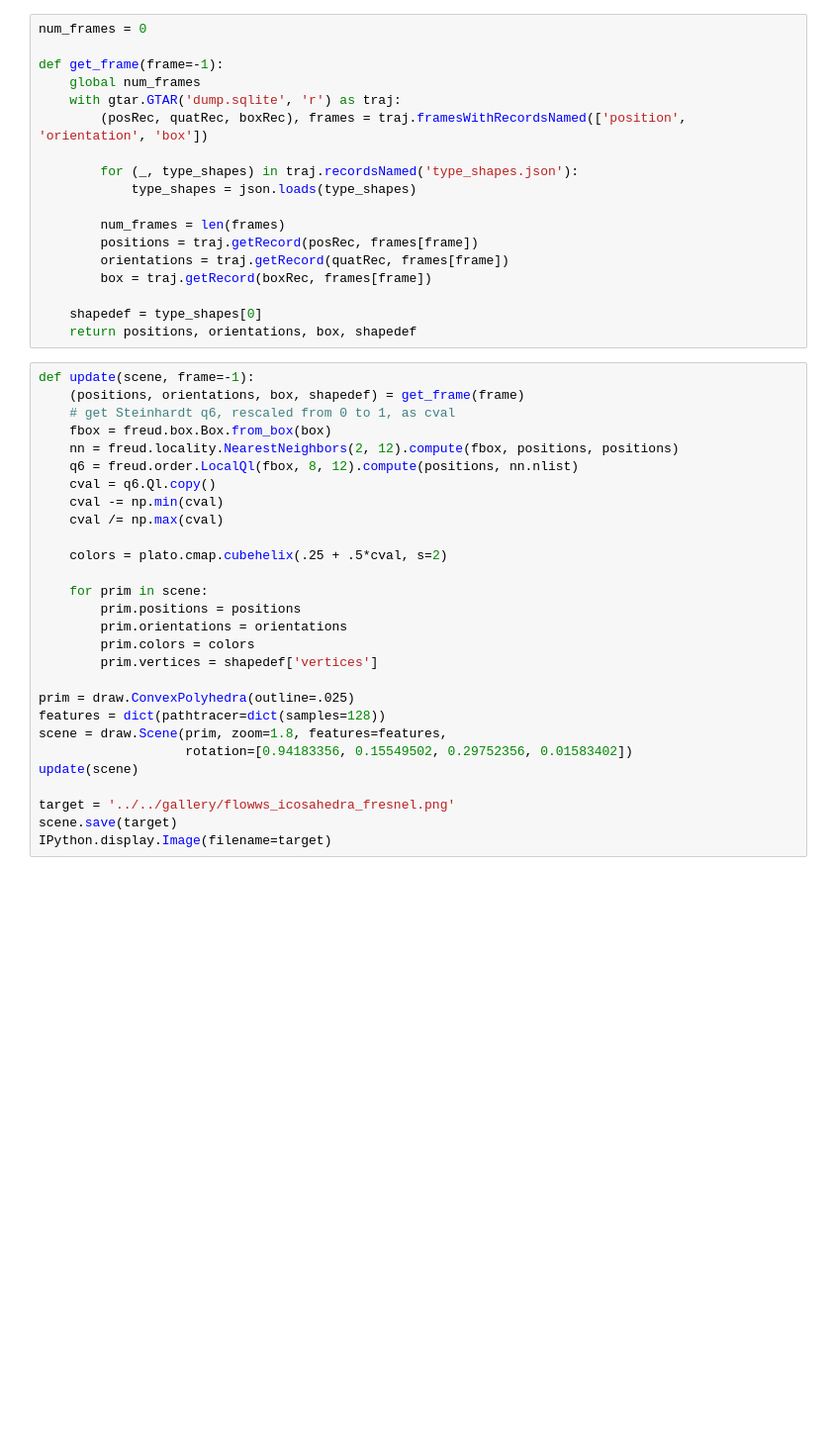
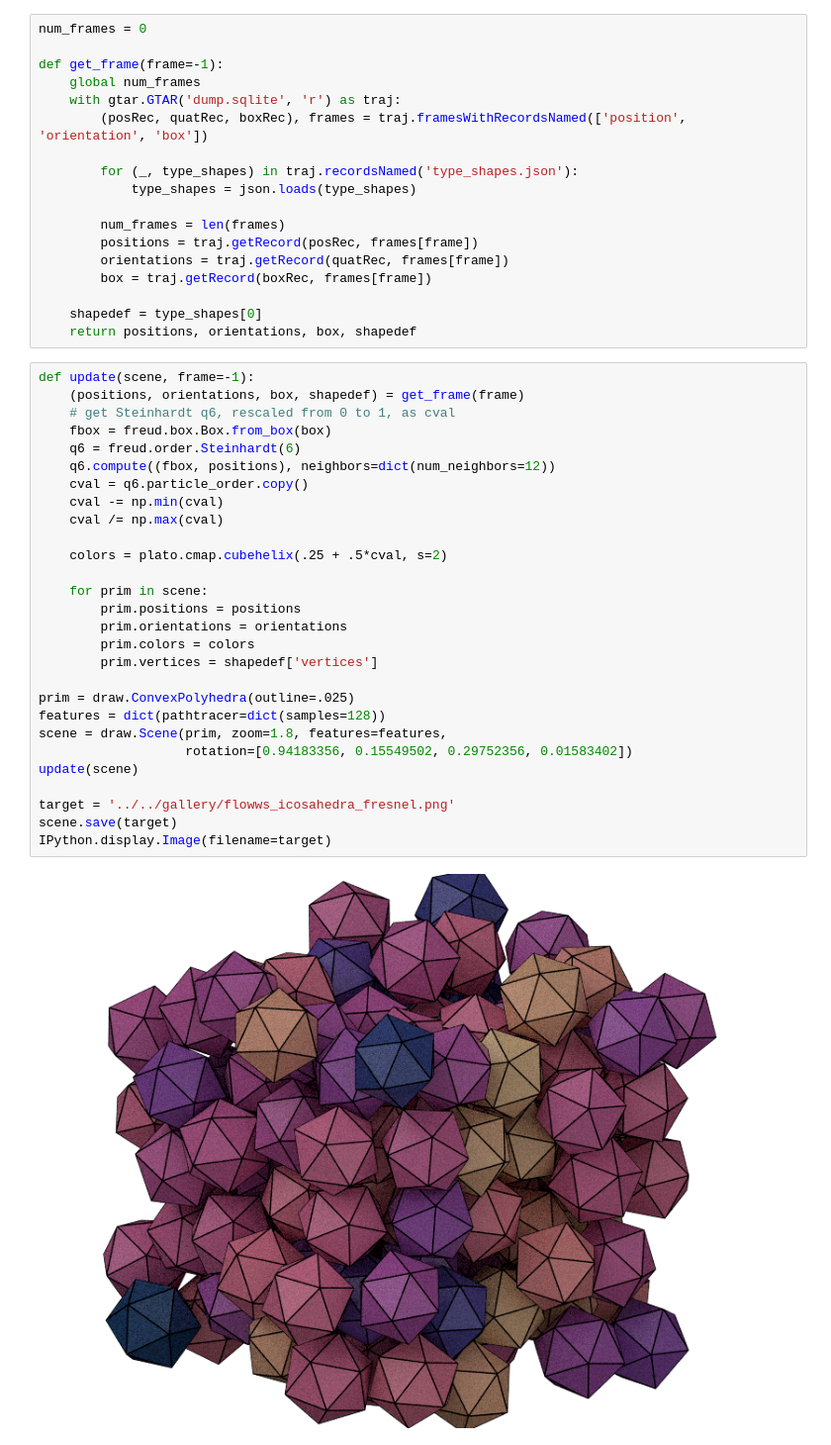
Before and after one commit to glotzerlab/plato-gallery, a Jupyter notebook: flowws/icosahedra/Icosahedra.ipynb, the cells around one changed output. Shown at 99% size. Drawn from its saved outputs; the diff is of its cells as text; blank space fills up the shorter version.

Commit message:
Updated examples using outdates freud APIs

```diff
--- a/flowws/icosahedra/Icosahedra.ipynb
+++ b/flowws/icosahedra/Icosahedra.ipynb
@@ -45,31 +63,33 @@ def get_frame(frame=-1):
 # %%
 def update(scene, frame=-1):
     (positions, orientations, box, shapedef) = get_frame(frame)
     # get Steinhardt q6, rescaled from 0 to 1, as cval
     fbox = freud.box.Box.from_box(box)
-    nn = freud.locality.NearestNeighbors(2, 12).compute(fbox, positions, positions)
-    q6 = freud.order.LocalQl(fbox, 8, 12).compute(positions, nn.nlist)
-    cval = q6.Ql.copy()
+    q6 = freud.order.Steinhardt(6)
+    q6.compute((fbox, positions), neighbors=dict(num_neighbors=12))
+    cval = q6.particle_order.copy()
     cval -= np.min(cval)
     cval /= np.max(cval)
 
     colors = plato.cmap.cubehelix(.25 + .5*cval, s=2)
 
     for prim in scene:
         prim.positions = positions
         prim.orientations = orientations
         prim.colors = colors
         prim.vertices = shapedef['vertices']
 
 prim = draw.ConvexPolyhedra(outline=.025)
 features = dict(pathtracer=dict(samples=128))
 scene = draw.Scene(prim, zoom=1.8, features=features,
                    rotation=[0.94183356, 0.15549502, 0.29752356, 0.01583402])
 update(scene)
 
 target = '../../gallery/flowws_icosahedra_fresnel.png'
 scene.save(target)
 IPython.display.Image(filename=target)
+# %% [output]
+[figure, added]
 # %%
 import plato.draw.vispy as interactive
 
```
Also changed, not shown: parts of 2 cells of this notebook, 5 other files.
